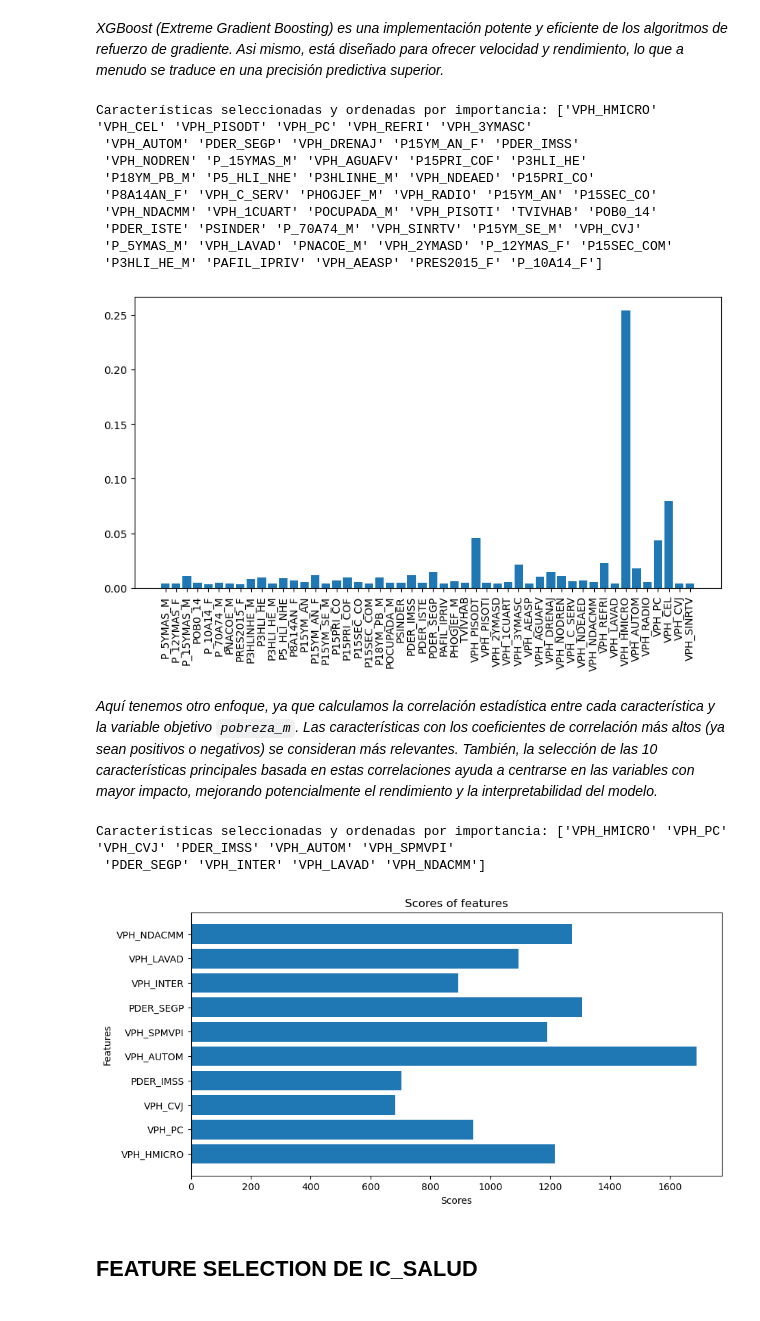
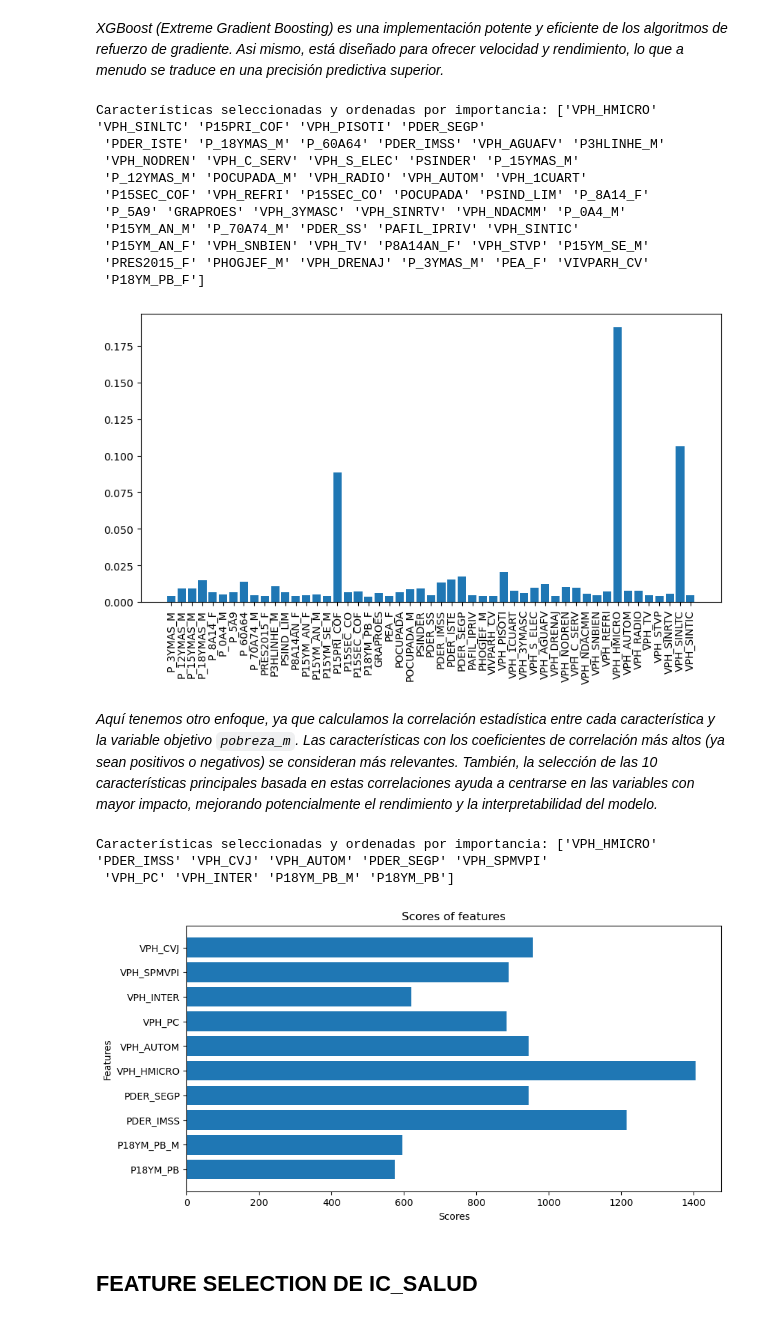
Before and after one commit to albo437/TC2004B, a Jupyter notebook: Reto Entrega 2/preparacionDeDatos.ipynb, the cells around one changed output. Cells and saved outputs as stored; diff of their text form; code cells hidden in the pictures.

```diff
--- a/Reto Entrega 2/preparacionDeDatos.ipynb
+++ b/Reto Entrega 2/preparacionDeDatos.ipynb
@@ -79,7 +77,14 @@ data = data.dropna()
 print(data.shape)
 print(data.isna().sum())
 
-data.iloc[:, :-2] = data.iloc[:, :-2].div(data['POBTOT'], axis=0)
+# divide columns that start with P by POBTOT and columns tht start with V by VIVTOT
+p_cols = [col for col in data.columns if col.startswith('P')]
+v_cols = [col for col in data.columns if col.startswith('V')]
+data[p_cols] = data[p_cols].div(data['POBTOT'], axis=0)
+data[v_cols] = data[v_cols].div(data['VIVTOT'], axis=0)
+
+
+
 
 data.head()
 # %% [output]
@@ -208,7 +200,8 @@ Características seleccionadas y ordenadas por importancia: ['VPH_HMICRO' 'VPH_A
 from xgboost import XGBRegressor
 
 xgb = XGBRegressor(n_estimators=50).fit(X, Y_pobreza)
-selector = SelectFromModel(estimator=xgb, threshold='mean', prefit=True)
+selector = SelectFromModel(estimator=xgb, threshold='mean')
+selector.fit(X, Y_pobreza)
 
 selected = selector.get_support()
 s_features = names[selected]
@@ -222,40 +215,41 @@ plt.bar(s_features, selected_importances)
 plt.xticks(rotation=90)
 plt.show()
 # %% [output]
-Características seleccionadas y ordenadas por importancia: ['VPH_HMICRO' 'VPH_CEL' 'VPH_PISODT' 'VPH_PC' 'VPH_REFRI' 'VPH_3YMASC'
- 'VPH_AUTOM' 'PDER_SEGP' 'VPH_DRENAJ' 'P15YM_AN_F' 'PDER_IMSS'
- 'VPH_NODREN' 'P_15YMAS_M' 'VPH_AGUAFV' 'P15PRI_COF' 'P3HLI_HE'
- 'P18YM_PB_M' 'P5_HLI_NHE' 'P3HLINHE_M' 'VPH_NDEAED' 'P15PRI_CO'
- 'P8A14AN_F' 'VPH_C_SERV' 'PHOGJEF_M' 'VPH_RADIO' 'P15YM_AN' 'P15SEC_CO'
- 'VPH_NDACMM' 'VPH_1CUART' 'POCUPADA_M' 'VPH_PISOTI' 'TVIVHAB' 'POB0_14'
- 'PDER_ISTE' 'PSINDER' 'P_70A74_M' 'VPH_SINRTV' 'P15YM_SE_M' 'VPH_CVJ'
- 'P_5YMAS_M' 'VPH_LAVAD' 'PNACOE_M' 'VPH_2YMASD' 'P_12YMAS_F' 'P15SEC_COM'
- 'P3HLI_HE_M' 'PAFIL_IPRIV' 'VPH_AEASP' 'PRES2015_F' 'P_10A14_F']
+Características seleccionadas y ordenadas por importancia: ['VPH_HMICRO' 'VPH_SINLTC' 'P15PRI_COF' 'VPH_PISOTI' 'PDER_SEGP'
+ 'PDER_ISTE' 'P_18YMAS_M' 'P_60A64' 'PDER_IMSS' 'VPH_AGUAFV' 'P3HLINHE_M'
+ 'VPH_NODREN' 'VPH_C_SERV' 'VPH_S_ELEC' 'PSINDER' 'P_15YMAS_M'
+ 'P_12YMAS_M' 'POCUPADA_M' 'VPH_RADIO' 'VPH_AUTOM' 'VPH_1CUART'
+ 'P15SEC_COF' 'VPH_REFRI' 'P15SEC_CO' 'POCUPADA' 'PSIND_LIM' 'P_8A14_F'
+ 'P_5A9' 'GRAPROES' 'VPH_3YMASC' 'VPH_SINRTV' 'VPH_NDACMM' 'P_0A4_M'
+ 'P15YM_AN_M' 'P_70A74_M' 'PDER_SS' 'PAFIL_IPRIV' 'VPH_SINTIC'
+ 'P15YM_AN_F' 'VPH_SNBIEN' 'VPH_TV' 'P8A14AN_F' 'VPH_STVP' 'P15YM_SE_M'
+ 'PRES2015_F' 'PHOGJEF_M' 'VPH_DRENAJ' 'P_3YMAS_M' 'PEA_F' 'VIVPARH_CV'
+ 'P18YM_PB_F']
-[figure, old version]
+[figure, new version]
 # %% [markdown]
 *Aquí tenemos otro enfoque, ya que calculamos la correlación estadística entre cada característica y la variable objetivo `pobreza_m`. Las características con los coeficientes de correlación más altos (ya sean positivos o negativos) se consideran más relevantes. También, la selección de las 10 características principales basada en estas correlaciones ayuda a centrarse en las variables con mayor impacto, mejorando potencialmente el rendimiento y la interpretabilidad del modelo.*
 # %%
 # SelectKbest pobreza
 
 from sklearn.feature_selection import SelectKBest, f_regression
 
 skb = SelectKBest(score_func=f_regression, k=10).fit(X, Y_pobreza)
 selected = skb.get_support()
 selected_features = names[selected]
 selected_scores = skb.scores_[selected]
-selected_features = selected_features[np.argsort(selected_scores)[::-1]]
+sorted_features = selected_features[np.argsort(selected_scores)[::-1]]
 
-print("Características seleccionadas y ordenadas por importancia:", selected_features)
+print("Características seleccionadas y ordenadas por importancia:", sorted_features)
 plt.figure(figsize=(10, 5))
 plt.barh(selected_features, selected_scores)
 plt.xlabel('Scores')
 plt.ylabel('Features')
 plt.title('Scores of features')
 plt.show()
 # %% [output]
-Características seleccionadas y ordenadas por importancia: ['VPH_HMICRO' 'VPH_PC' 'VPH_CVJ' 'PDER_IMSS' 'VPH_AUTOM' 'VPH_SPMVPI'
- 'PDER_SEGP' 'VPH_INTER' 'VPH_LAVAD' 'VPH_NDACMM']
+Características seleccionadas y ordenadas por importancia: ['VPH_HMICRO' 'PDER_IMSS' 'VPH_CVJ' 'VPH_AUTOM' 'PDER_SEGP' 'VPH_SPMVPI'
+ 'VPH_PC' 'VPH_INTER' 'P18YM_PB_M' 'P18YM_PB']
-[figure, old version]
+[figure, new version]
 # %% [markdown]
 ## FEATURE SELECTION DE IC_SALUD
 # %% [markdown]
```
Also changed, not shown: parts of 17 cells of this notebook, 3 other files.
